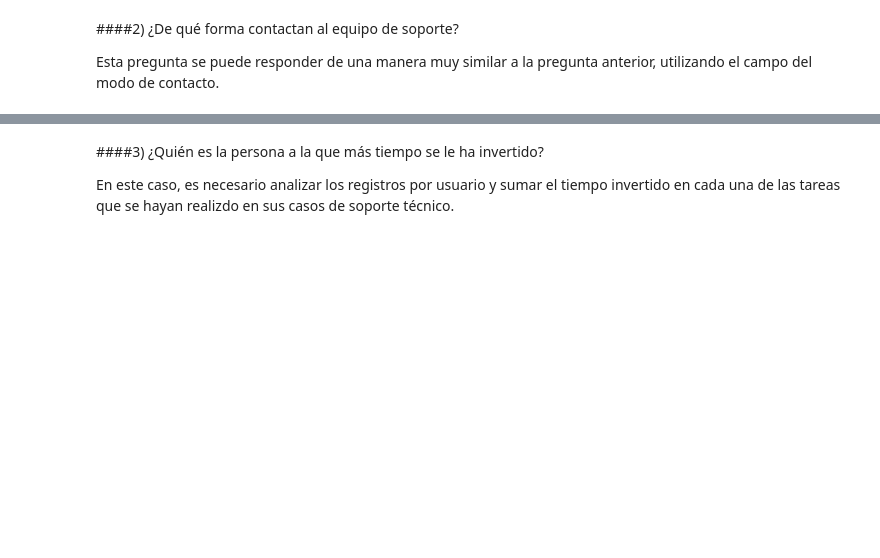
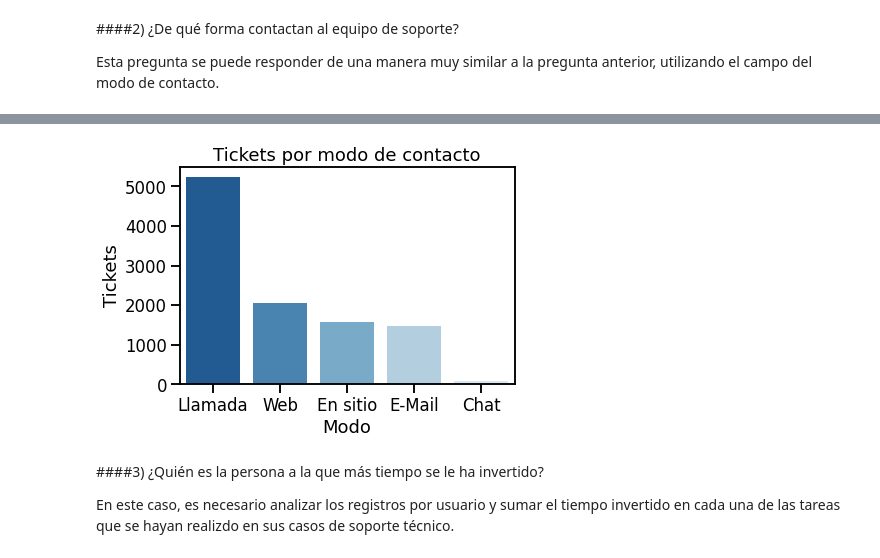
Before and after one commit to earandir/Data-Analyst, a Jupyter notebook: Modulo04/CheckPoint/Proyecto_CheckPoint.ipynb, the cells around one changed output, grey strips where cells are left out. Cells and saved outputs as stored; diff of their text form; code cells hidden in the pictures; blank space fills up the shorter version.

```diff
--- a/Modulo04/CheckPoint/Proyecto_CheckPoint.ipynb
+++ b/Modulo04/CheckPoint/Proyecto_CheckPoint.ipynb
@@ -150,4 +150,6 @@ modos = registros.groupby('Modo') \
 
 modos = modos.sort_values('conteo', ascending=False)
 
-modos[:5]
+top_modos = modos[:5]
+
+top_modos
@@ -154,3 +163,10 @@ modos[:5]
+# %%
+ax = sns.barplot(y= top_modos['conteo'], x = top_modos['Modo'], data = top_modos, palette=('Blues_r'))
+ax.set_title('Tickets por modo de contacto')
+ax.set_ylabel('Tickets')
+sns.set_context('notebook')
+# %% [output]
+[figure, added]
 # %% [markdown]
 ####3) ¿Quién es la persona a la que más tiempo se le ha invertido?
 
```
Also changed, not shown: parts of 6 cells of this notebook.
